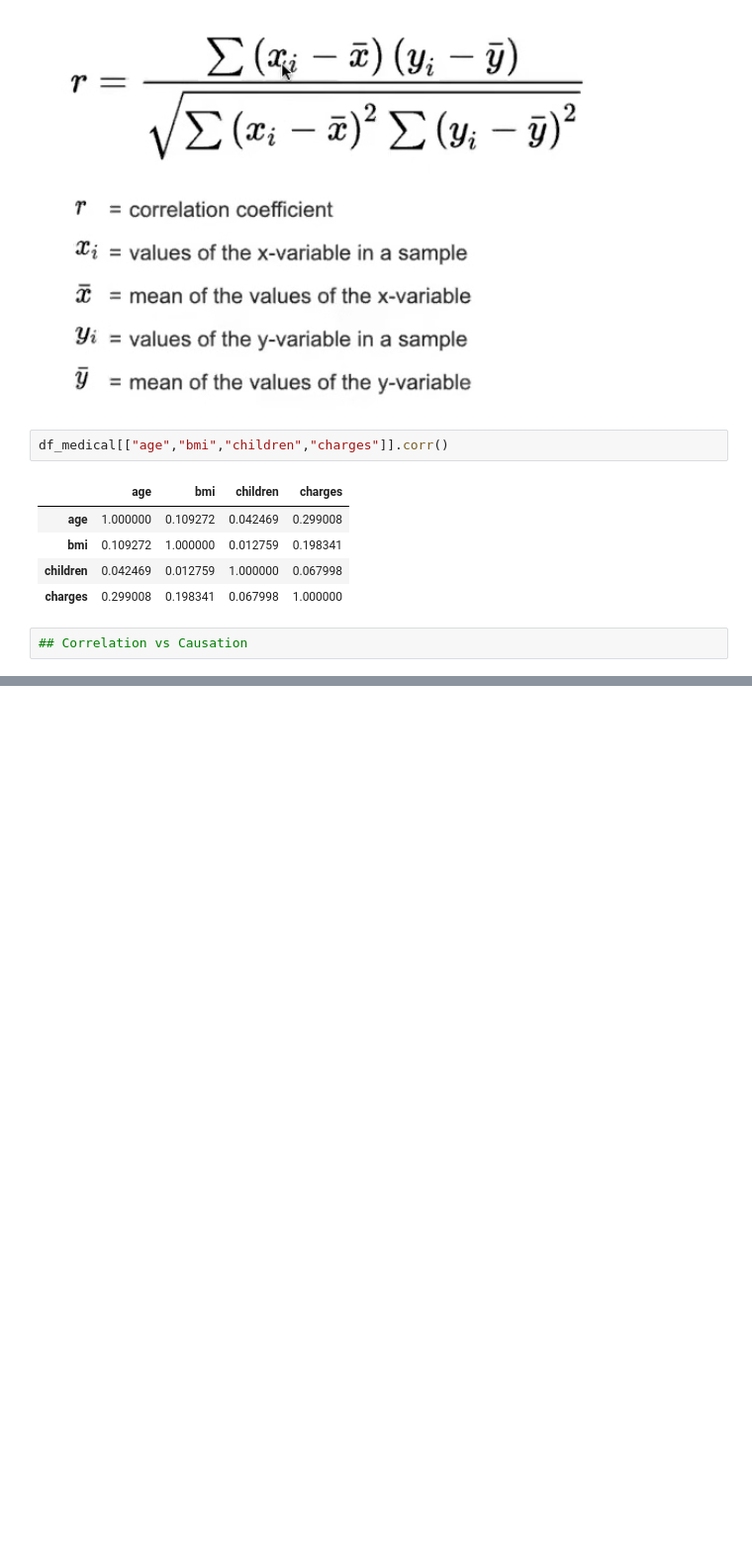
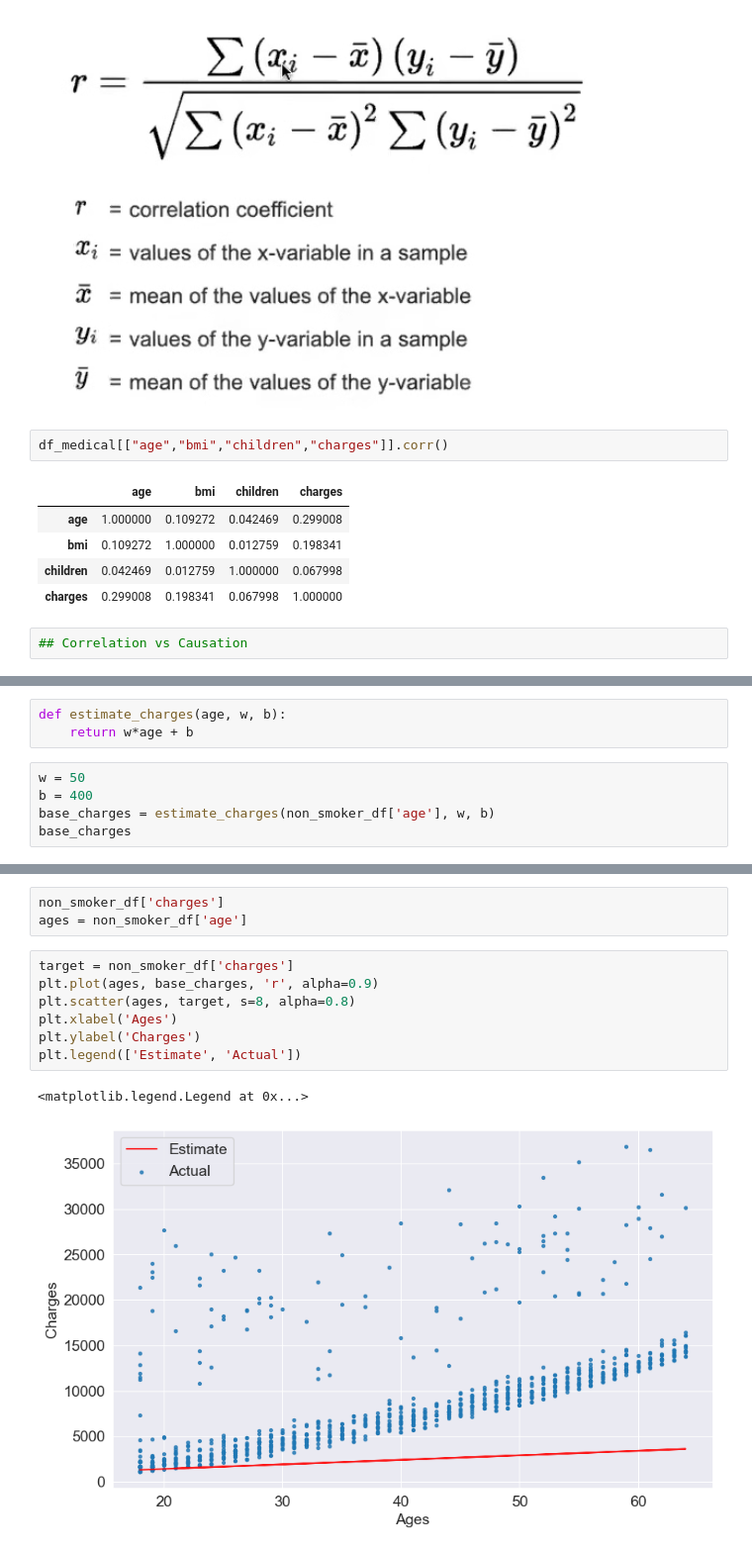
Before and after one commit to underprashure/data-science-practice, a Jupyter notebook: ml-linear-regression.ipynb, the cells around one changed output, grey strips where cells are left out. Shown at 99% size. Drawn from its saved outputs; the diff is of its cells as text; blank space fills up the shorter version.

```diff
--- a/ml-linear-regression.ipynb
+++ b/ml-linear-regression.ipynb
@@ -251,0 +276,8 @@ df_medical[["age","bmi","children","charges"]].corr()
+# %%
+def estimate_charges(age, w, b):
+    return w*age + b
+# %%
+w = 50
+b = 400
+base_charges = estimate_charges(non_smoker_df['age'], w, b)
+base_charges
@@ -251,0 +297,13 @@ df_medical[["age","bmi","children","charges"]].corr()
+# %%
+non_smoker_df['charges']
+ages = non_smoker_df['age']
+# %%
+target = non_smoker_df['charges']
+plt.plot(ages, base_charges, 'r', alpha=0.9)
+plt.scatter(ages, target, s=8, alpha=0.8)
+plt.xlabel('Ages')
+plt.ylabel('Charges')
+plt.legend(['Estimate', 'Actual'])
+# %% [output]
+<matplotlib.legend.Legend at 0x...>
+[figure, added]
```
Also changed, not shown: parts of 61 cells of this notebook.
